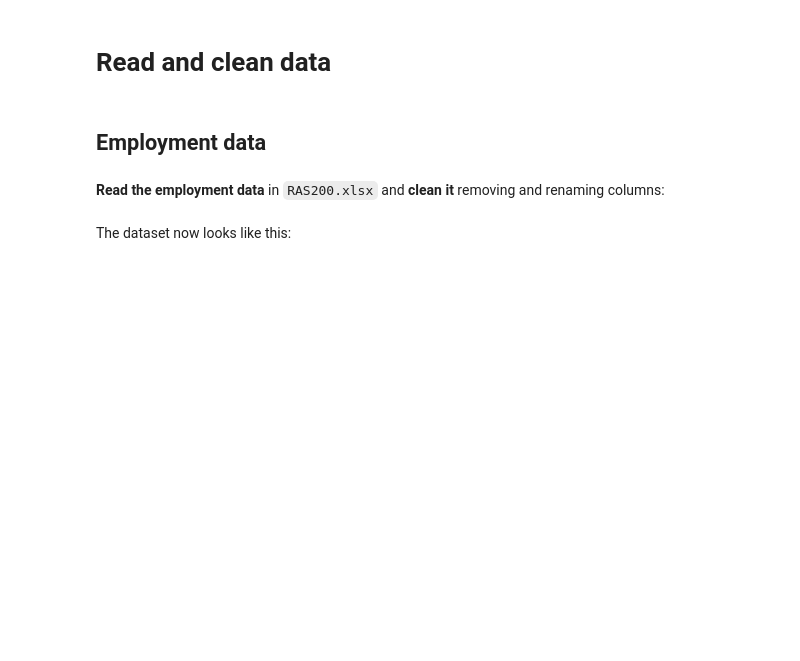
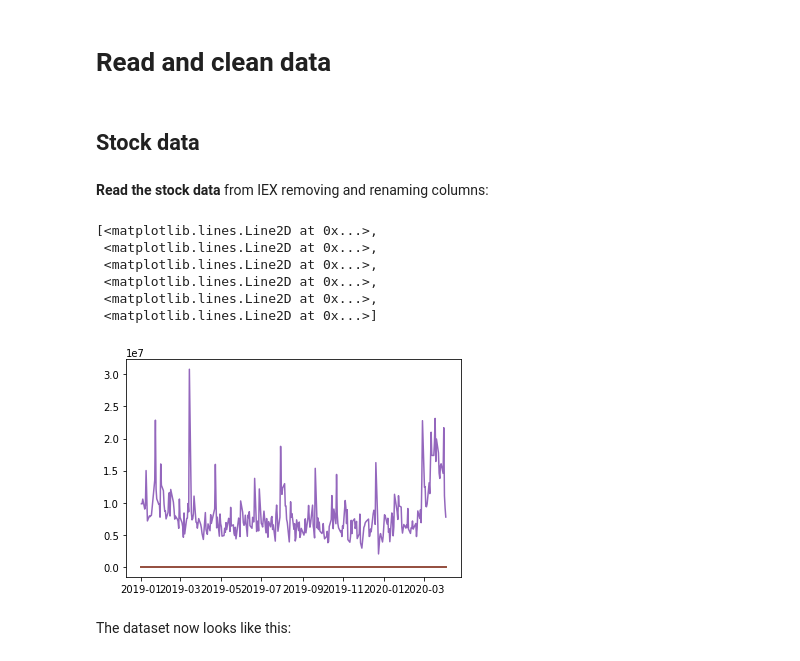
Before and after one commit to NumEconCopenhagen/projects-2020-zjr-hrv, a Jupyter notebook: dataproject/dataproject.ipynb, the cells around one changed output. Saved outputs shown, nothing was run; the diff lists cells and outputs as text; code cells hidden in the pictures; blank space fills up the shorter version.

```diff
--- a/dataproject/dataproject.ipynb
+++ b/dataproject/dataproject.ipynb
@@ -29,19 +25,43 @@ The autoreload extension is already loaded. To reload it, use:
 # %% [markdown]
 # Read and clean data
 # %% [markdown]
-## Employment data
+## Stock data
 # %% [markdown]
-**Read the employment data** in ``RAS200.xlsx`` and **clean it** removing and renaming columns:
+**Read the stock data** from IEX removing and renaming columns:
 # %%
+#Import stok data from IEX
+start = datetime(2014,1,1)
+end   = datetime(2019,12,31)
+from pandas_datareader import data as wb
+pg=wb.DataReader('PG',data_source='yahoo',start='2019-1-1')
+plt.plot(pg)
+#
+#firms = []
+#for i, stock_name in enumerate(['FB','AAPL', 'GOOGL', 'NFLX', 'AMZN', 'SPY']):
+  #  firm_stock = pandas.datareader.iex.daily.IEXDailyReader(stock_name, start, end).read()
+  #  firms = pd.datareader.iex.daily.IEXDailyReader(stock_name, start, end).read()
+   # firm_stock['firm'] = stock_name
+    #firms.append(firm_stock)
+
+#stocks = pd.concat(firms)
+
 # a. load
 #empl = pd.read_excel('RAS200.xlsx', skiprows=2)
 
 # b. drop columns
 #drop_these = ['Unnamed: 0', 'Unnamed: 1', 'Unnamed: 2', 'Unnamed: 3']
 #empl.drop(drop_these, axis=1, inplace=True)
 
 # c. rename columns
 #empl.rename(columns = {'Unnamed: 4':'municipality'}, inplace=True)
+# %% [output]
+[<matplotlib.lines.Line2D at 0x...>,
+ <matplotlib.lines.Line2D at 0x...>,
+ <matplotlib.lines.Line2D at 0x...>,
+ <matplotlib.lines.Line2D at 0x...>,
+ <matplotlib.lines.Line2D at 0x...>,
+ <matplotlib.lines.Line2D at 0x...>]
+[figure, added]
 # %% [markdown]
 The dataset now looks like this:
 # %%
```
Also changed, not shown: parts of 2 cells of this notebook.
